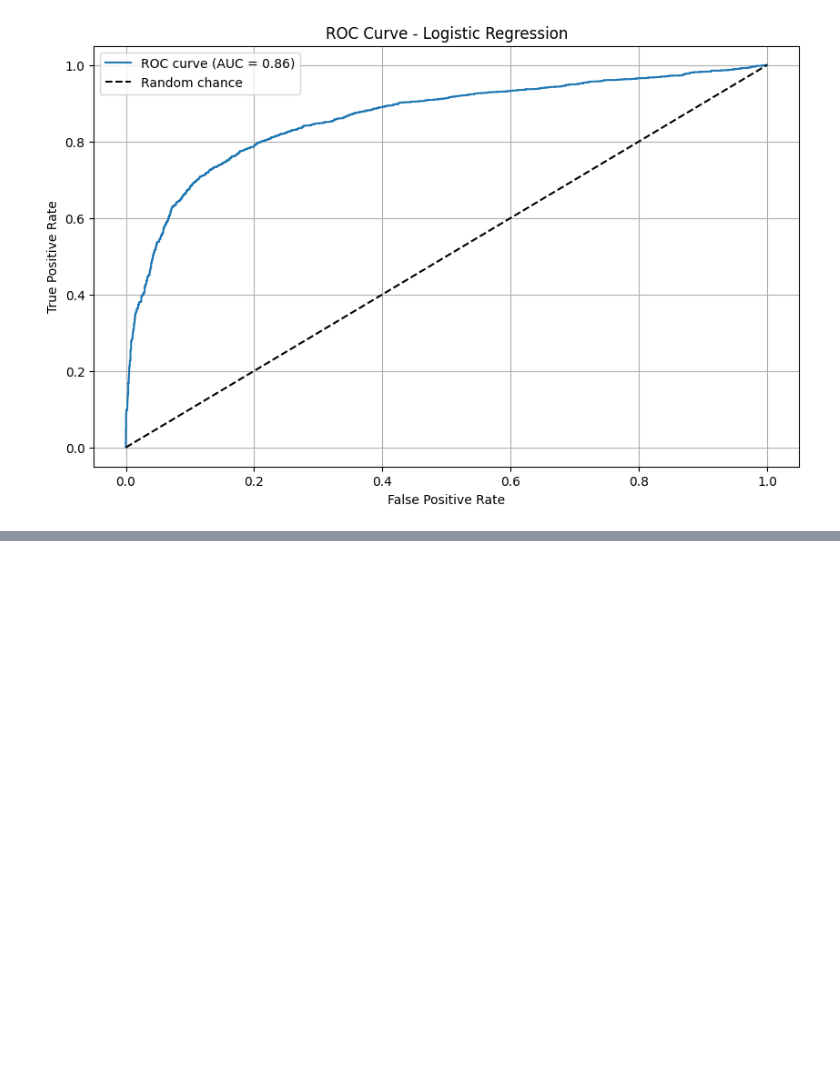
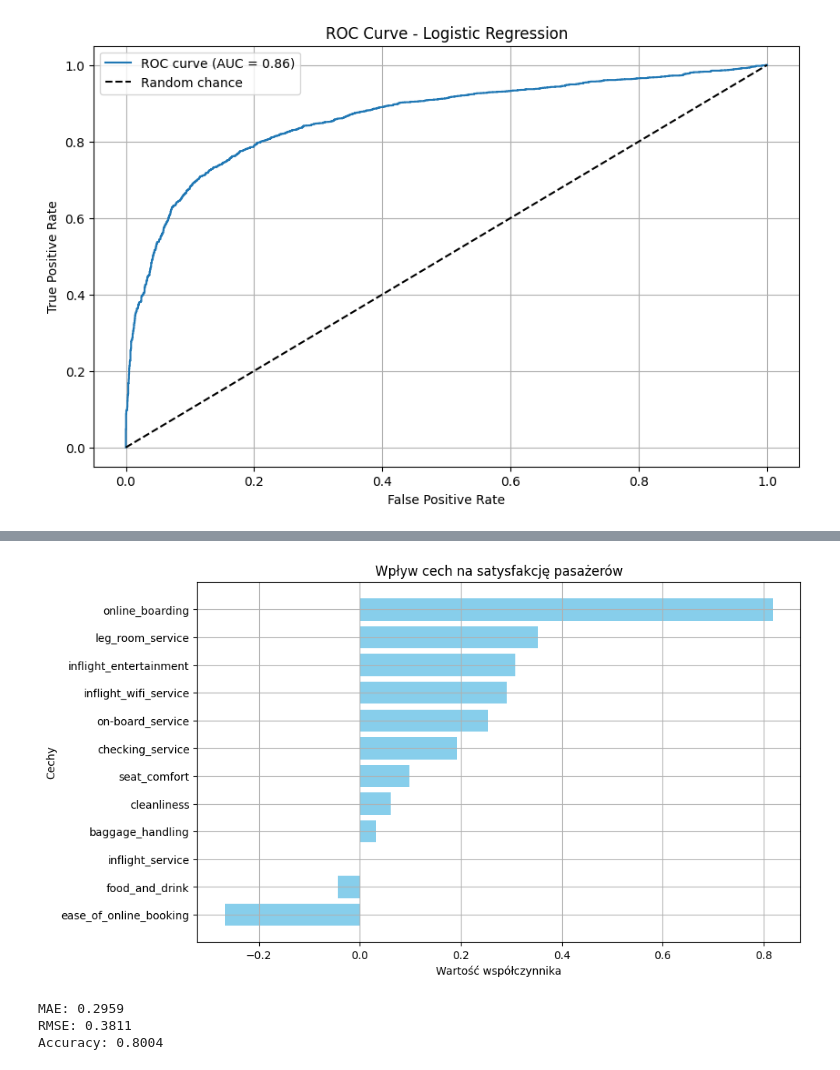
Before and after one commit to perquis/aviation, a Jupyter notebook: notebooks/training_linear_regression_model.ipynb, the cells around one changed output, grey strips where cells are left out. Drawn from its saved outputs; the diff is of its cells as text; code cells hidden in the pictures; blank space fills up the shorter version.

```diff
--- a/notebooks/training_linear_regression_model.ipynb
+++ b/notebooks/training_linear_regression_model.ipynb
@@ -74,0 +85,29 @@ plt.show()
+# %%
+import numpy as np
+
+coefs = best_model.coef_[0]  # Pobranie współczynników
+sorted_idx = np.argsort(coefs)  # Sortowanie wartości
+sorted_features = [features[i] for i in sorted_idx]
+plt.figure(figsize=(10, 6))
+plt.barh(sorted_features, coefs[sorted_idx], color='skyblue')
+plt.xlabel("Wartość współczynnika")
+plt.ylabel("Cechy")
+plt.title("Wpływ cech na satysfakcję pasażerów")
+plt.grid()
+plt.show()
+# %% [output]
+[figure, added]
+# %%
+from sklearn.metrics import mean_absolute_error, mean_squared_error
+
+mae = mean_absolute_error(y_test, y_pred_sample)
+rmse = np.sqrt(mean_squared_error(y_test, y_pred_sample))
+accuracy = accuracy_score(y_test, y_pred)
+
+print(f"MAE: {mae:.4f}")
+print(f"RMSE: {rmse:.4f}")
+print(f"Accuracy: {accuracy:.4f}")
+# %% [output]
+MAE: 0.2959
+RMSE: 0.3811
+Accuracy: 0.8004
```
Also changed, not shown: parts of 1 cell of this notebook.
